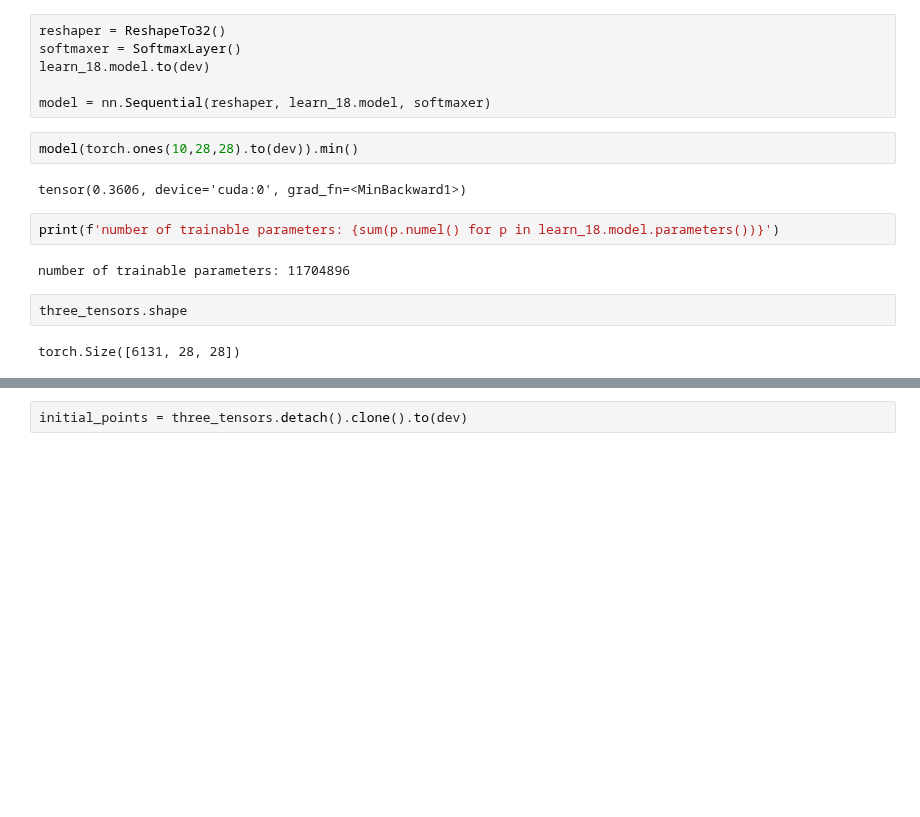
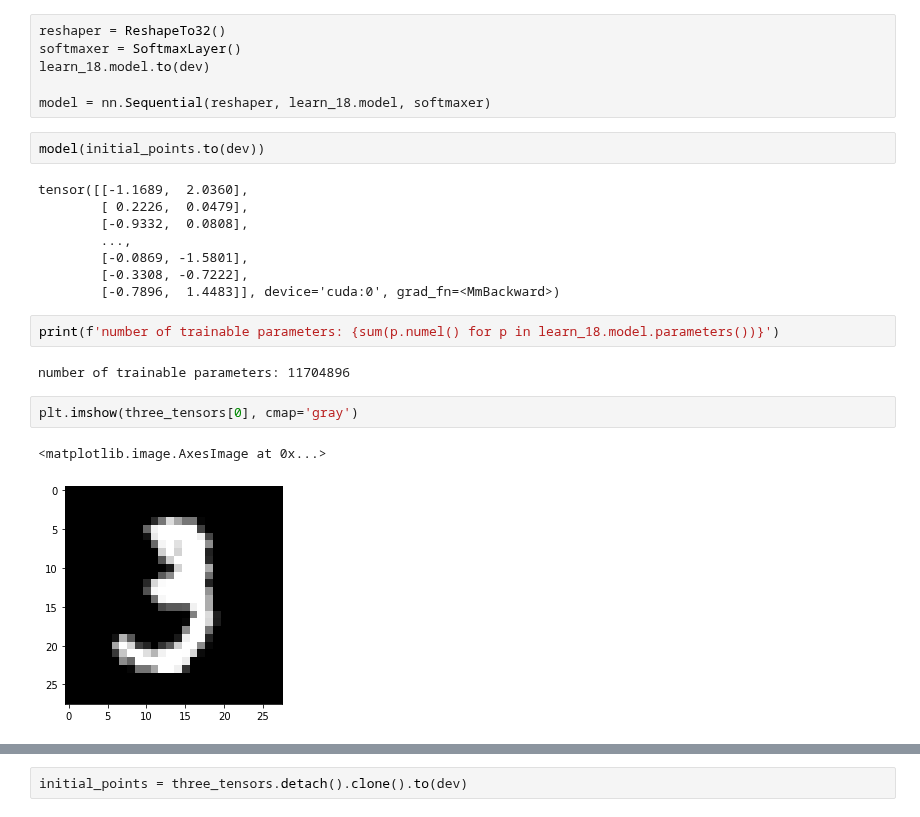
Before and after one commit to giotto-ai/giotto-deep, a Jupyter notebook: examples/MNIST_Decision_Boundray.ipynb, the cells around one changed output, grey strips where cells are left out. Cells and saved outputs as stored; diff of their text form; blank space fills up the shorter version.

```diff
--- a/examples/MNIST_Decision_Boundray.ipynb
+++ b/examples/MNIST_Decision_Boundray.ipynb
@@ -129,14 +133,21 @@ learn_18.model.to(dev)
 
 model = nn.Sequential(reshaper, learn_18.model, softmaxer)
 # %%
-model(torch.ones(10,28,28).to(dev)).min()
+model(initial_points.to(dev))
 # %% [output]
-tensor(0.3606, device='cuda:0', grad_fn=<MinBackward1>)
+tensor([[-1.1689,  2.0360],
+        [ 0.2226,  0.0479],
+        [-0.9332,  0.0808],
+        ...,
+        [-0.0869, -1.5801],
+        [-0.3308, -0.7222],
+        [-0.7896,  1.4483]], device='cuda:0', grad_fn=<MmBackward>)
 # %%
 print(f'number of trainable parameters: {sum(p.numel() for p in learn_18.model.parameters())}')
 # %% [output]
 number of trainable parameters: 11704896
-# %%
-three_tensors.shape
-# %% [output]
-torch.Size([6131, 28, 28])
+# %%
+plt.imshow(three_tensors[0], cmap='gray')
+# %% [output]
+<matplotlib.image.AxesImage at 0x...>
+[figure, added]
```
Also changed, not shown: parts of 15 cells of this notebook.
